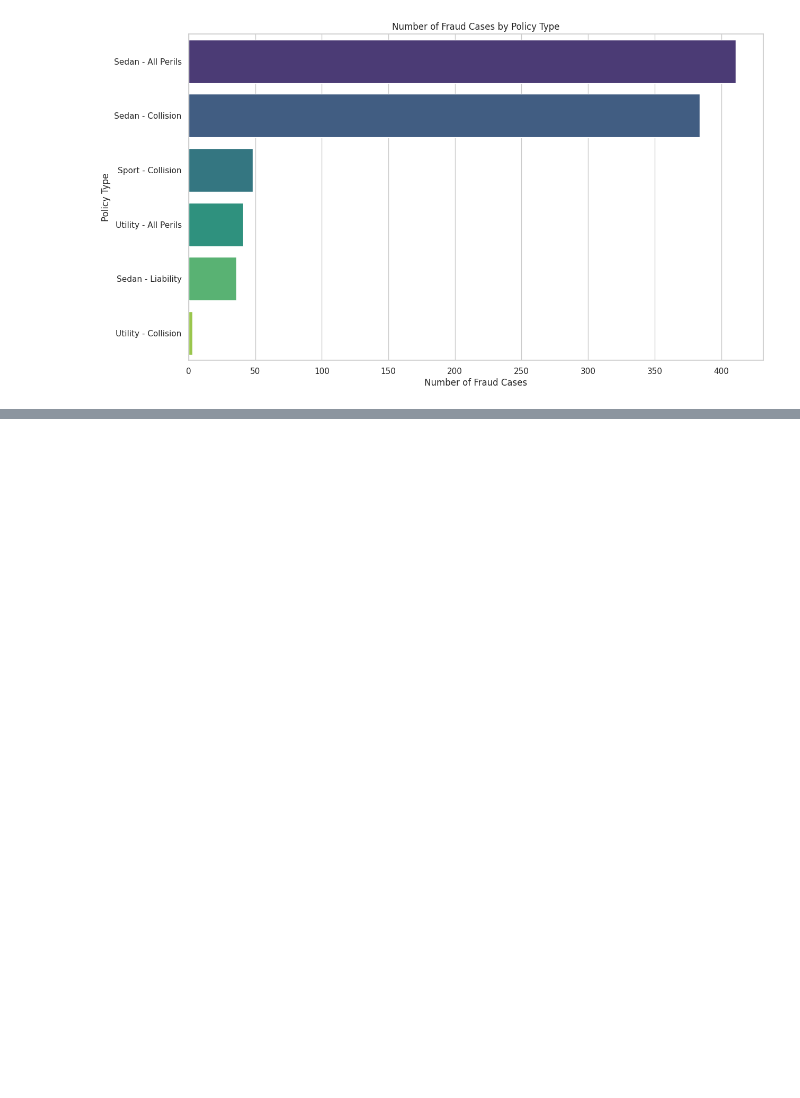
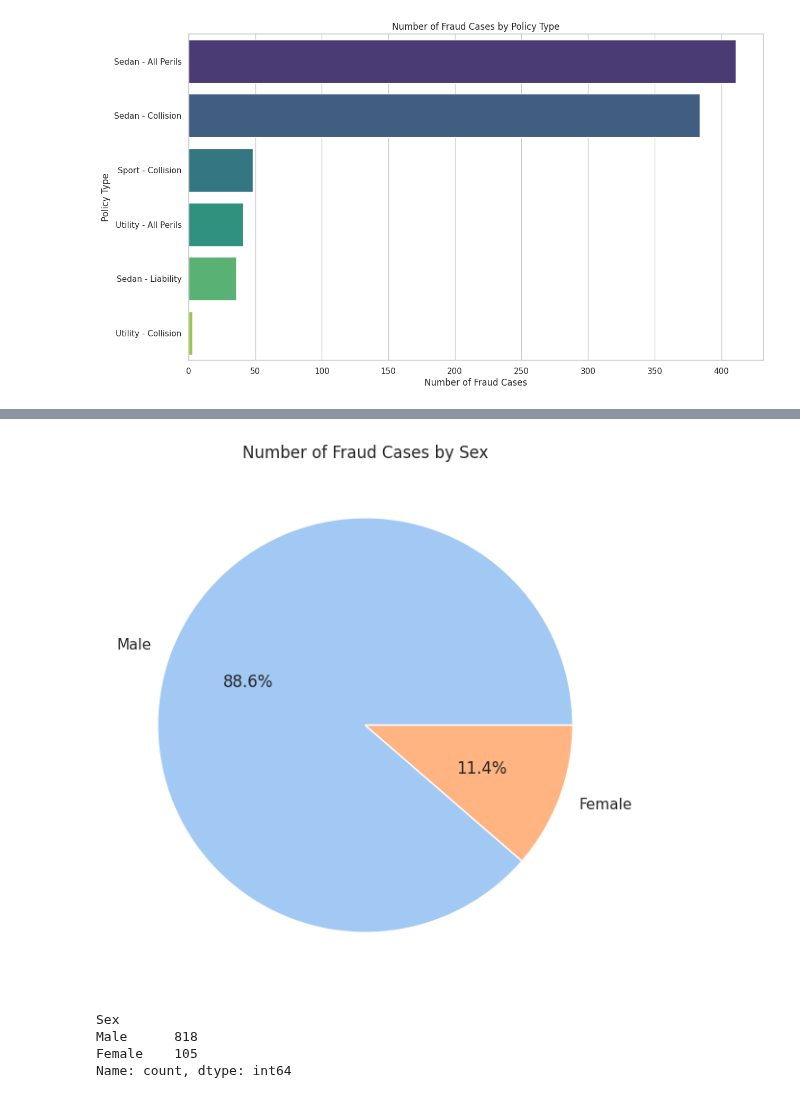
Before and after one commit to kimp10/Insurance-Fraud-Detection-Model-, a Jupyter notebook: Insurance_Fraud_detection.ipynb, the cells around one changed output, grey strips where cells are left out. Drawn from its saved outputs; the diff is of its cells as text; code cells hidden in the pictures; blank space fills up the shorter version.

```diff
--- a/Insurance_Fraud_detection.ipynb
+++ b/Insurance_Fraud_detection.ipynb
@@ -321,0 +352,23 @@ plt.show()
+# %%
+# Set the style for the plots
+sns.set(style="whitegrid")
+
+# Function to count fraud cases by marital status
+def count_fraud_cases_by_marital_status():
+    return Claim_fraud[Claim_fraud['FraudFound_P'] == 1]['Sex'].value_counts()
+
+# Pie Chart Number of Fraud Cases by Marital Status
+plt.figure(figsize=(10, 7))
+fraud_count_by_marital_status = count_fraud_cases_by_marital_status()
+plt.pie(fraud_count_by_marital_status.values, labels=fraud_count_by_marital_status.index, autopct='%1.1f%%', colors=sns.color_palette("pastel"))
+plt.title('Number of Fraud Cases by Sex')
+plt.show()
+
+# Print the count of fraud cases by marital status
+print(fraud_count_by_marital_status)
+# %% [output]
+[figure, added]
+Sex
+Male      818
+Female    105
+Name: count, dtype: int64
```
Also changed, not shown: parts of 4 cells of this notebook.
